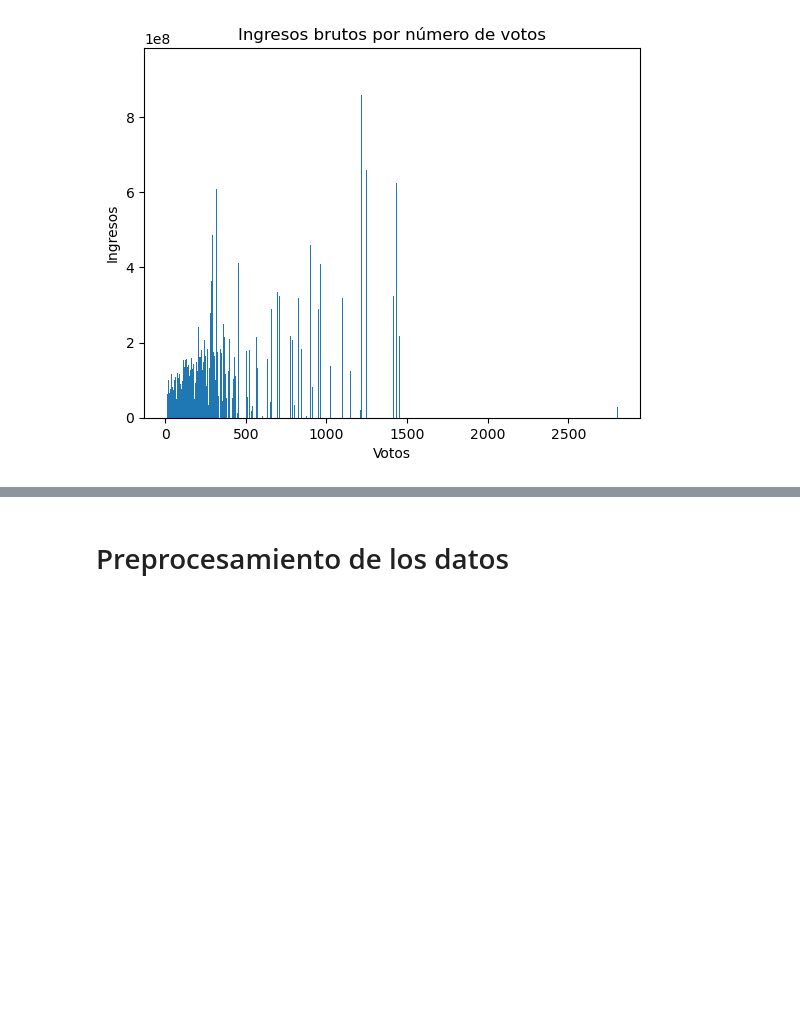
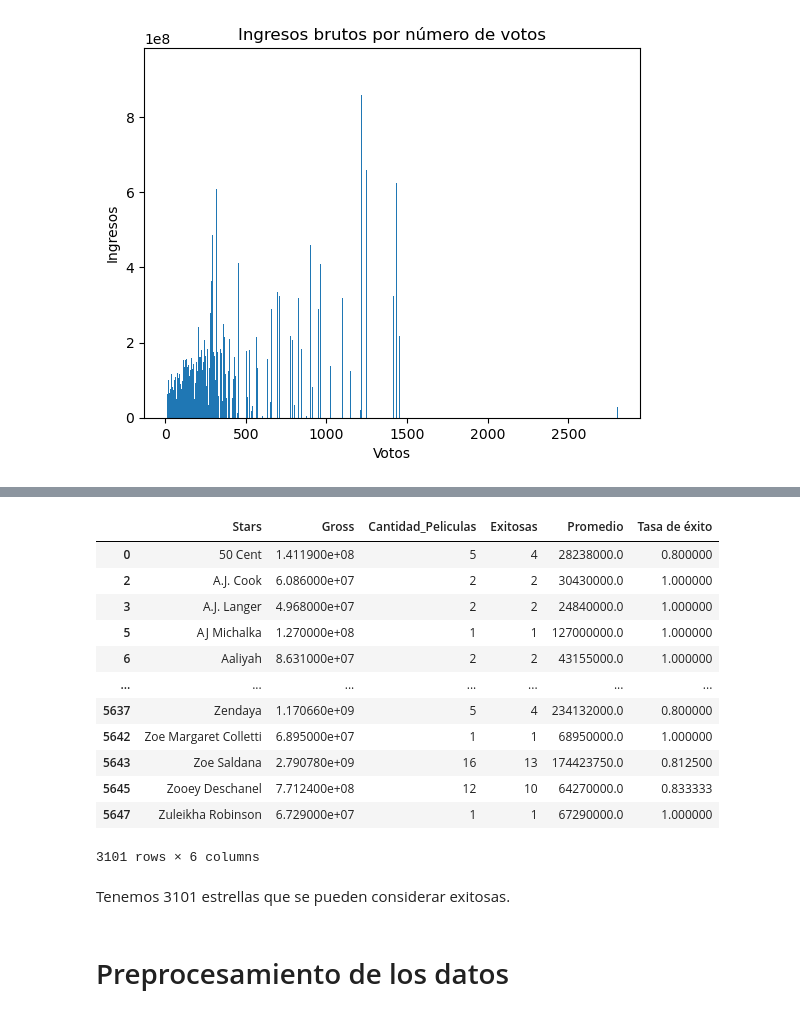
Before and after one commit to pablo11-exe/Talleres-ML, a Jupyter notebook: Taller2.ipynb, the cells around one changed output, grey strips where cells are left out. Cells and saved outputs as stored; diff of their text form; code cells hidden in the pictures; blank space fills up the shorter version.

Commit message:
DIRECTORES Y STARS

```diff
--- a/Taller2.ipynb
+++ b/Taller2.ipynb
@@ -212,0 +291,15 @@ plt.show()
+# %%
+#Convertimos la columna Stars en un formato manipulable con pandas (Valores separados por comas)
+stars = pd.DataFrame(df, columns=['Stars', 'Gross'])
+stars['Stars'] = df['Stars'].apply(lambda x: eval(x))
+# %%
+#Expandimos la columna para obtener los actores individuales
+stars = stars.explode('Stars')
+valores_unicos = stars['Stars'].unique()
+#Sumamos las peliculas por actor
+conteo_peliculas_por_star = stars['Stars'].value_counts().reset_index() #Cuántas películas ha participado
+conteo_peliculas_por_star.columns = ['Stars', 'Cantidad_Peliculas']
+
+exitosas = stars[stars['Gross'] > exito]
+cantidad_exitosas_por_star = exitosas['Stars'].value_counts().reset_index() #Cuántas películas exitosas ha dirigido
+cantidad_exitosas_por_star.columns = ['Stars', 'Exitosas']
@@ -213,3 +315,32 @@ plt.show()
+# %%
+#Sumamos la recaudación 'Gross' por actor
+recaudacion_por_star = stars.groupby('Stars')['Gross'].sum().reset_index()
+stars_info = pd.merge(recaudacion_por_star, conteo_peliculas_por_star, on='Stars')
+stars_info = pd.merge(stars_info, cantidad_exitosas_por_star, on='Stars')
+#En stars_info guardaremos el promedio de ingresos por actor
+stars_info['Promedio'] = stars_info['Gross'] / stars_info['Cantidad_Peliculas']
+
+stars_info['Tasa de éxito'] =  stars_info['Exitosas'] / stars_info['Cantidad_Peliculas'] #Tasa de éxito del actor
+# %%
+stars_exitosas = stars_info[stars_info['Tasa de éxito'] >= 0.8]
+# %%
+stars_exitosas
+# %% [output]
+|  | Stars | Gross | Cantidad_Peliculas | Exitosas | Promedio | Tasa de éxito |
+| 0 | 50 Cent | 1.411900e+08 | 5 | 4 | 28238000.0 | 0.800000 |
+| 2 | A.J. Cook | 6.086000e+07 | 2 | 2 | 30430000.0 | 1.000000 |
+| 3 | A.J. Langer | 4.968000e+07 | 2 | 2 | 24840000.0 | 1.000000 |
+| 5 | AJ Michalka | 1.270000e+08 | 1 | 1 | 127000000.0 | 1.000000 |
+| 6 | Aaliyah | 8.631000e+07 | 2 | 2 | 43155000.0 | 1.000000 |
+| ... | ... | ... | ... | ... | ... | ... |
+| 5637 | Zendaya | 1.170660e+09 | 5 | 4 | 234132000.0 | 0.800000 |
+| 5642 | Zoe Margaret Colletti | 6.895000e+07 | 1 | 1 | 68950000.0 | 1.000000 |
+| 5643 | Zoe Saldana | 2.790780e+09 | 16 | 13 | 174423750.0 | 0.812500 |
+| 5645 | Zooey Deschanel | 7.712400e+08 | 12 | 10 | 64270000.0 | 0.833333 |
+| 5647 | Zuleikha Robinson | 6.729000e+07 | 1 | 1 | 67290000.0 | 1.000000 |
+3101 rows × 6 columns
+# %% [markdown]
+Tenemos 3101 estrellas que se pueden considerar exitosas.
 # %% [markdown]
 # Preprocesamiento de los datos
 # %% [markdown]
```
Also changed, not shown: parts of 12 cells of this notebook.
